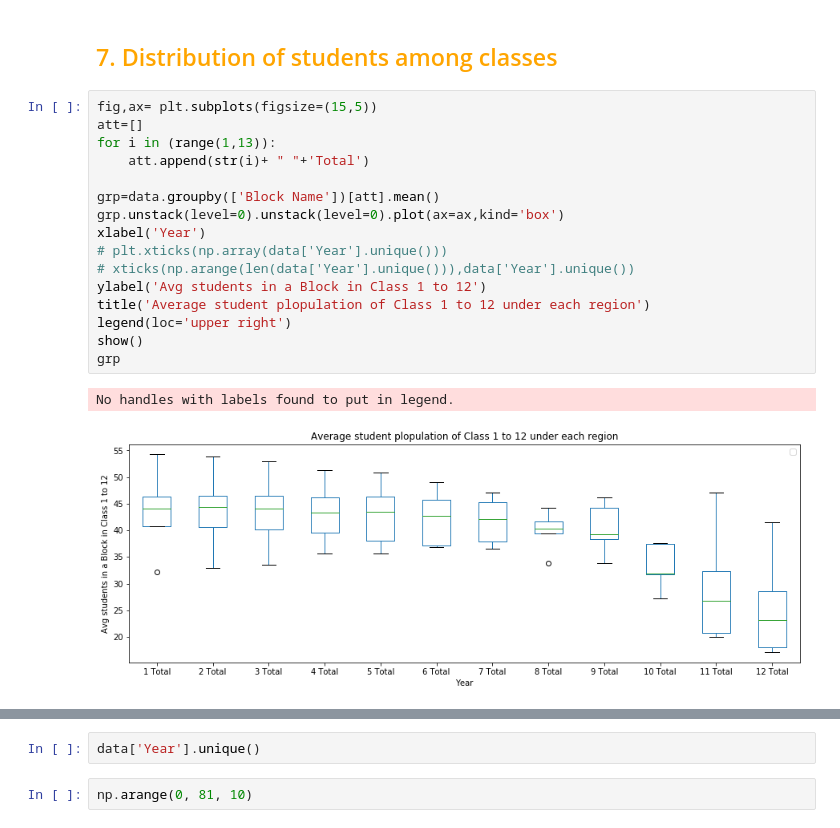
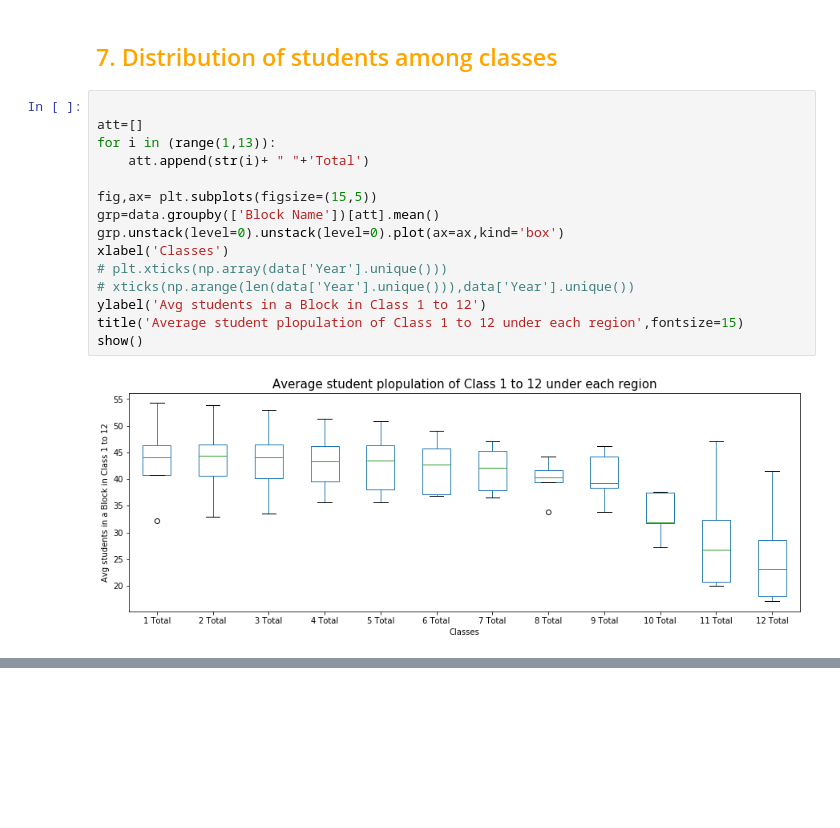
Before and after one commit to jahab/Statistics-Hackathon, a Jupyter notebook: Stats_Hackathon.ipynb, the cells around one changed output, grey strips where cells are left out. Saved outputs shown, nothing was run; the diff lists cells and outputs as text; blank space fills up the shorter version.

Commit message:
Added title sizes

```diff
--- a/Stats_Hackathon.ipynb
+++ b/Stats_Hackathon.ipynb
@@ -384,21 +384,19 @@ show()
 # %% [markdown]
 ## <span style="color:orange">7. Distribution of students among classes</span>
 # %%
-fig,ax= plt.subplots(figsize=(15,5))
+
 att=[]
 for i in (range(1,13)):
     att.append(str(i)+ " "+'Total')
 
+fig,ax= plt.subplots(figsize=(15,5))
 grp=data.groupby(['Block Name'])[att].mean()
 grp.unstack(level=0).unstack(level=0).plot(ax=ax,kind='box')
-xlabel('Year')
+xlabel('Classes')
 # plt.xticks(np.array(data['Year'].unique()))
 # xticks(np.arange(len(data['Year'].unique())),data['Year'].unique())
 ylabel('Avg students in a Block in Class 1 to 12')
-title('Average student plopulation of Class 1 to 12 under each region')
-legend(loc='upper right')
+title('Average student plopulation of Class 1 to 12 under each region',fontsize=15)
 show()
-grp
 # %% [output]
-No handles with labels found to put in legend.
-[figure, old version]
+[figure, new version]
@@ -412,7 +403,3 @@ No handles with labels found to put in legend.
-# %%
-data['Year'].unique()
-# %%
-np.arange(0, 81, 10)
 # %%
 block_year_1_5_enroll = data.groupby(["Block Name", "Year"])['1_5 Total'].mean()
 # sb.lineplot(data=block_year_1_5_enroll)
```
Also changed, not shown: parts of 10 cells of this notebook.
